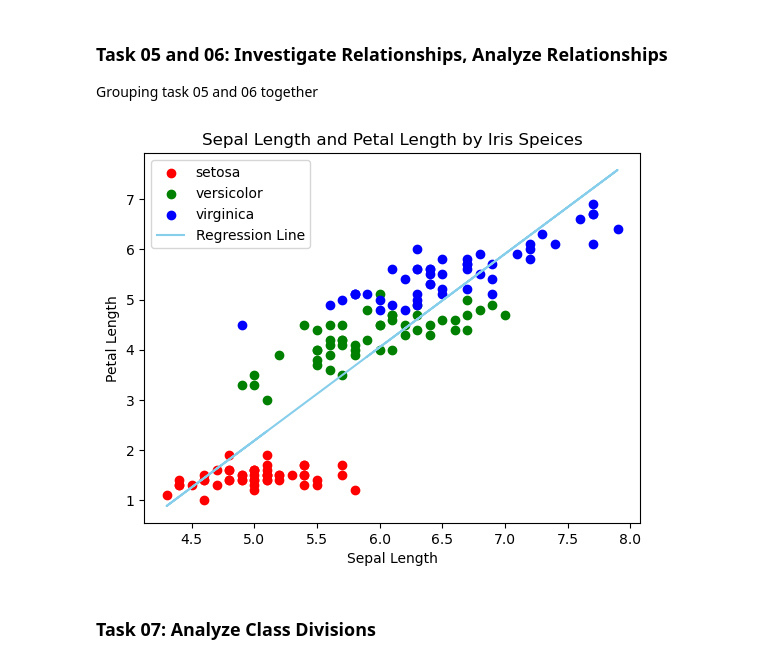
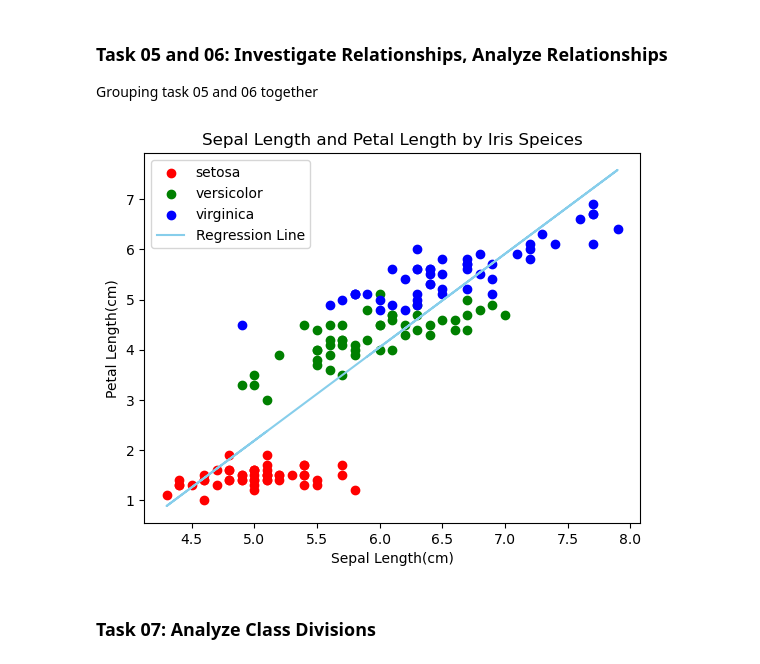
Before and after one commit to chavvy/pda-atu, a Jupyter notebook: tasks.ipynb, the cells around one changed output. Cells and saved outputs as stored; diff of their text form; code cells hidden in the pictures.

```diff
--- a/tasks.ipynb
+++ b/tasks.ipynb
@@ -200,36 +200,36 @@ colors = ['red', 'green', 'blue']
 
 #plotting the points for each class using a for loop and range()
 #my understanding is that this for loop is used as a type of filter
 #the classes are assigned a number:
 #setosa = 0, versicolor = 1, virginica = 2
 #the "target == target_class" matches the data of each flower to its respective target classification
 #then it matches the color to the appropriate target, 0 = red, 1 = green, 2 = blue
 
 for target_class in range(3):
     plt.scatter(
         x_sepal_length[target == target_class],
         y_petal_length[target == target_class],
         color = colors[target_class],
         label = target_names[target_class]
     )
 
 #adding a line of regression using .polyfit()
 #.polyfit() gives the slope and intercept of the regression line
 #equation of a line: y = mx + C, m = slope, C = intercept
 slope, intercept = np.polyfit(x_sepal_length, y_petal_length, 1)
 line = (slope * x_sepal_length) + intercept
 plt.plot(x_sepal_length, line, color = "skyblue", label = "Regression Line")
 
 #labels, titles, and legend
 plt.title("Sepal Length and Petal Length by Iris Speices")
-plt.xlabel("Sepal Length")
-plt.ylabel("Petal Length")
+plt.xlabel("Sepal Length(cm)")
+plt.ylabel("Petal Length(cm)")
 plt.legend()
 
 #Displaying the plot
 plt.show()
 # %% [output]
-[figure, old version]
+[figure, new version]
 # %% [markdown]
 ### **Task 07: Analyze Class Divisions**
 # %%
```
Also changed, not shown: parts of 3 cells of this notebook.
